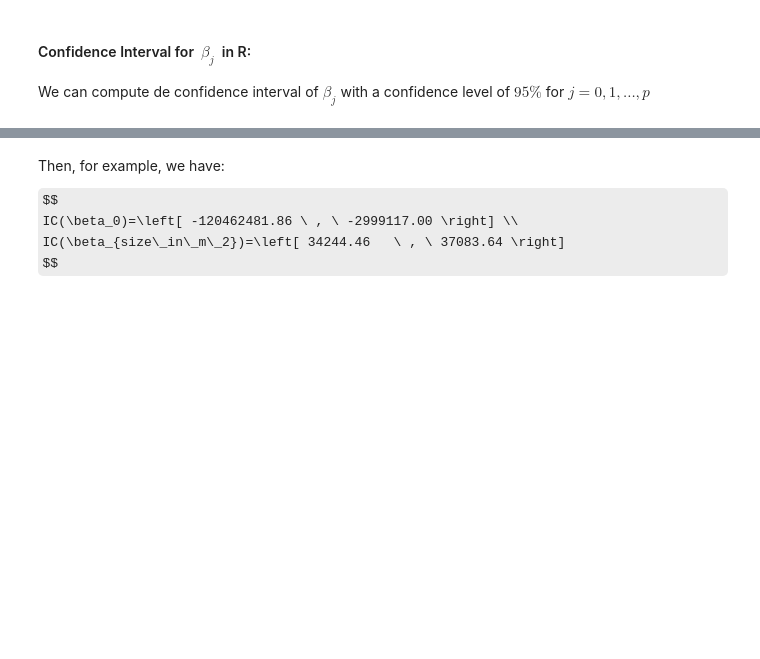
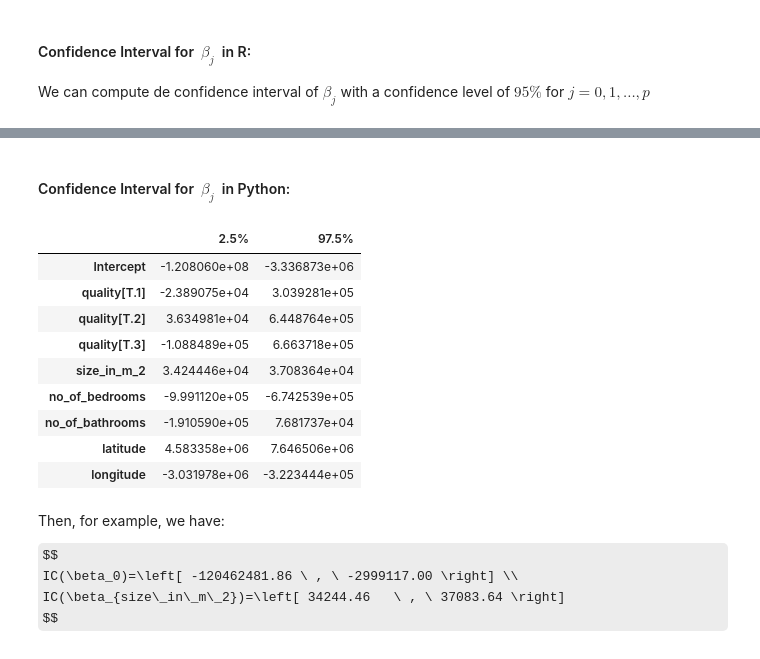
Before and after one commit to FabioScielzoOrtiz/Estadistica4all-blog, a Jupyter notebook: Linear Regression in Python and R/Linear Regression in Python and R.ipynb, the cells around one changed output, grey strips where cells are left out. Drawn from its saved outputs; the diff is of its cells as text; code cells hidden in the pictures; some formulas as TeX source; blank space fills up the shorter version.

```diff
--- a/Linear Regression in Python and R/Linear Regression in Python and R.ipynb
+++ b/Linear Regression in Python and R/Linear Regression in Python and R.ipynb
@@ -1477,3 +1498,20 @@ confint(Model_1 , conf.level=0.95)
+# %% [markdown]
+#### Confidence Interval for  $\beta_j$  in Python:
+# %%
+beta_intervals = model_Python_1.conf_int(alpha=0.05)
+beta_intervals.columns = ['2.5%', '97.5%']
+beta_intervals
+# %% [output]
+|  | 2.5% | 97.5% |
+| Intercept | -1.208060e+08 | -3.336873e+06 |
+| quality[T.1] | -2.389075e+04 | 3.039281e+05 |
+| quality[T.2] | 3.634981e+04 | 6.448764e+05 |
+| quality[T.3] | -1.088489e+05 | 6.663718e+05 |
+| size_in_m_2 | 3.424446e+04 | 3.708364e+04 |
+| no_of_bedrooms | -9.991120e+05 | -6.742539e+05 |
+| no_of_bathrooms | -1.910590e+05 | 7.681737e+04 |
+| latitude | 4.583358e+06 | 7.646506e+06 |
+| longitude | -3.031978e+06 | -3.223444e+05 |
 # %% [markdown]
 
 Then, for example, we have:
```
Also changed, not shown: parts of 5 cells of this notebook.
